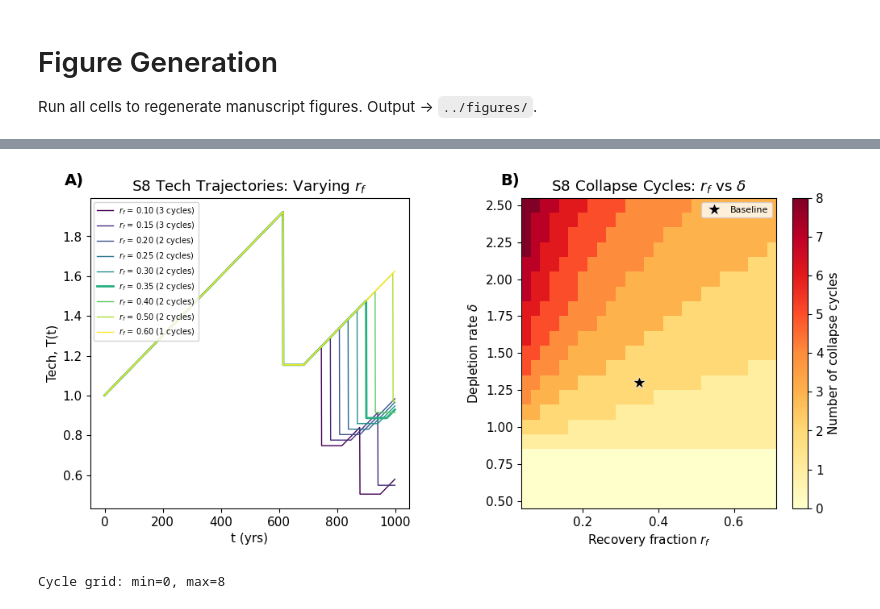
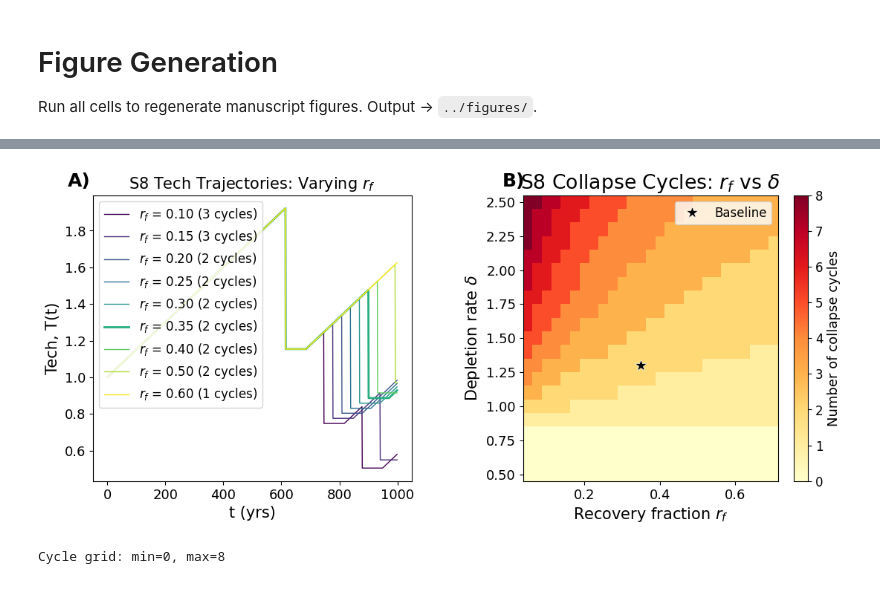
Before and after one commit to celiablanco/technocycles, a Jupyter notebook: notebooks/figures.ipynb, the cells around one changed output, grey strips where cells are left out. Saved outputs shown, nothing was run; the diff lists cells and outputs as text; code cells hidden in the pictures.

```diff
--- a/notebooks/figures.ipynb
+++ b/notebooks/figures.ipynb
@@ -288,7 +293,7 @@ def simulate_deterministic(r, R0, delta, cf, rd, rf, h=0.0):
     duty = np.sum(res_ts > 0) / lifespan
     return tech_ts, res_ts, cycles, duty
 
-fig = plt.figure(figsize=(12, 5))
+fig = plt.figure(figsize=(13, 5))
 gs = GridSpec(1, 2, figure=fig, wspace=0.35)
 
 # Panel A: T(t) for varying rf
@@ -305,42 +310,45 @@ for rf_val, c in zip(rf_values, colors_rf):
     ax1.plot(np.arange(lifespan), tech, color=c, lw=lw,
              label=f"$r_f$ = {rf_val:.2f} ({cyc} cycles)")
 
-ax1.set_xlabel("t (yrs)")
-ax1.set_ylabel("Tech, T(t)")
-ax1.set_title("S8 Tech Trajectories: Varying $r_f$")
-ax1.legend(fontsize=7, loc="upper left")
-ax1.text(-0.08, 1.08, "A)", transform=ax1.transAxes, fontsize=14, fontweight="bold", va="top")
+ax1.set_xlabel("t (yrs)", fontsize=15)
+ax1.set_ylabel("Tech, T(t)", fontsize=15)
+ax1.set_title("S8 Tech Trajectories: Varying $r_f$", fontsize=15)
+ax1.legend(fontsize=12, loc="upper left")
+ax1.text(-0.08, 1.08, "A)", transform=ax1.transAxes, fontsize=18, fontweight="bold", va="top")
+ax1.tick_params(labelsize=13)
 for spine in ax1.spines.values():
     spine.set_visible(True); spine.set_color("black"); spine.set_linewidth(0.8)
 
 # Panel B: Heatmap of cycles vs (rf, delta)
 ax2 = fig.add_subplot(gs[1])
 rf_range    = np.arange(0.05, 0.71, 0.025)
 delta_range = np.arange(0.5, 2.51, 0.1)
 cycle_grid  = np.zeros((len(delta_range), len(rf_range)))
 
 for i, d in enumerate(delta_range):
     for j, rf in enumerate(rf_range):
         _, _, cyc, _ = simulate_deterministic(
             S8["r"], S8["R0_mean"], d, S8["cf_mean"], S8["rd_mean"], rf
         )
         cycle_grid[i, j] = cyc
 
 im = ax2.pcolormesh(rf_range, delta_range, cycle_grid, cmap="YlOrRd", shading="nearest")
-fig.colorbar(im, ax=ax2, label="Number of collapse cycles")
+fig.colorbar(im, ax=ax2, label="Number of collapse cycles"); im.colorbar = None  # fontsize set below
+cb = fig.axes[-1]; cb.tick_params(labelsize=12); cb.set_ylabel("Number of collapse cycles", fontsize=13)
 ax2.plot(S8["rf_mean"], S8["delta_mean"], "k*", markersize=12,
          markeredgecolor="white", markeredgewidth=0.5, label="Baseline")
-ax2.set_xlabel("Recovery fraction $r_f$")
-ax2.set_ylabel("Depletion rate $\\delta$")
+ax2.set_xlabel("Recovery fraction $r_f$", fontsize=15)
+ax2.set_ylabel("Depletion rate $\\delta$", fontsize=15)
 ax2.set_title("S8 Collapse Cycles: $r_f$ vs $\\delta$")
-ax2.legend(fontsize=8, loc="upper right")
-ax2.text(-0.08, 1.08, "B)", transform=ax2.transAxes, fontsize=14, fontweight="bold", va="top")
+ax2.legend(fontsize=12, loc="upper right")
+ax2.text(-0.08, 1.08, "B)", transform=ax2.transAxes, fontsize=18, fontweight="bold", va="top")
+ax2.tick_params(labelsize=13)
 for spine in ax2.spines.values():
     spine.set_visible(True); spine.set_color("black"); spine.set_linewidth(0.8)
 
 plt.savefig(figures_dir / "s8_parameter_sweep.png", dpi=300, bbox_inches="tight")
 plt.show()
 print(f"Cycle grid: min={cycle_grid.min():.0f}, max={cycle_grid.max():.0f}")
 # %% [output]
-[figure, old version]
+[figure, new version]
 Cycle grid: min=0, max=8
```
Also changed, not shown: parts of 5 cells of this notebook, 34 other files.
